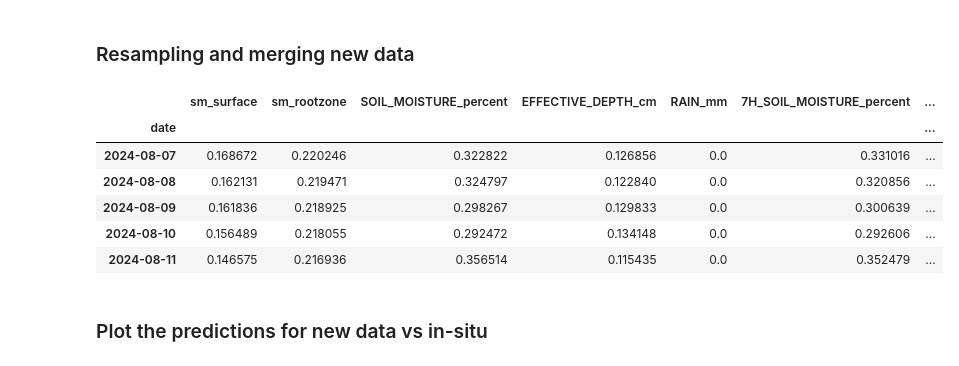
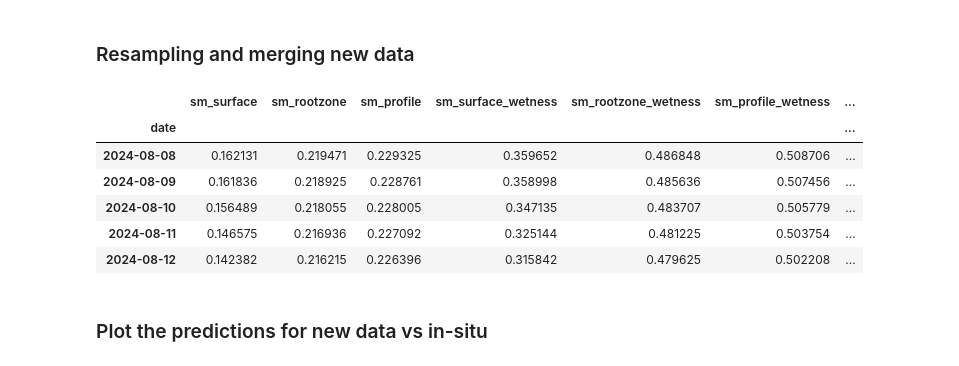
Before and after one commit to top-data/Soil_moisture, a Jupyter notebook: sm_cosmoz_inputs.ipynb, the cells around one changed output. Saved outputs shown, nothing was run; the diff lists cells and outputs as text; code cells hidden in the pictures.

```diff
--- a/sm_cosmoz_inputs.ipynb
+++ b/sm_cosmoz_inputs.ipynb
@@ -102,7 +104,8 @@ def download_smap_data(start_date, end_date, sat_product, bands, gps):
 
 # Parameters
 sat_product = 'NASA/SMAP/SPL4SMGP/007'
-bands = ['sm_surface', 'sm_rootzone']
+bands = ['sm_surface', 'sm_rootzone', 'sm_profile', 'sm_surface_wetness', 'sm_rootzone_wetness', 'sm_profile_wetness', 'surface_temp',
+         'soil_temp_layer1', 'soil_temp_layer2', 'soil_temp_layer3', 'soil_temp_layer4', 'soil_temp_layer5', 'soil_temp_layer6']
 gps = [147.533, -34.405] # station7 (site: Temora)
 start_date = datetime(2020, 8, 15)
 end_date = datetime(2024, 8, 15)
@@ -482,7 +619,10 @@ predictor.save(model_path)
 # %%
 # Parameters
 sat_product = 'NASA/SMAP/SPL4SMGP/007'
-bands = ['sm_surface', 'sm_rootzone']
+
+bands = ['sm_surface', 'sm_rootzone', 'sm_profile', 'sm_surface_wetness', 'sm_rootzone_wetness', 'sm_profile_wetness', 'surface_temp',
+         'soil_temp_layer1', 'soil_temp_layer2', 'soil_temp_layer3', 'soil_temp_layer4', 'soil_temp_layer5', 'soil_temp_layer6']
+
 gps = [146.299, -35.005] # station11 (site: Yanco)
 start_date = datetime(2023, 8, 15)
 end_date = datetime(2024, 8, 15)
@@ -499,8 +639,8 @@ while current_start < end_date:
     current_start = current_end
 
 # Combine all DataFrames into one
-smap_df = pd.concat(dfs)
+smap_df_new = pd.concat(dfs)
 
 # Process the combined DataFrame
-smap_df['date'] = pd.to_datetime(smap_df['date'])  # Convert 'date' to datetime
-smap_df.set_index('date', inplace=True)  # Set 'date' as index
+smap_df_new['date'] = pd.to_datetime(smap_df_new['date'])  # Convert 'date' to datetime
+smap_df_new.set_index('date', inplace=True)  # Set 'date' as index
@@ -508,18 +652,15 @@ smap_df.set_index('date', inplace=True)  # Set 'date' as index
 model_path = '/content/drive/MyDrive/SoilMoisture/soil_moisture_predictor'
 
 # Load the predictor instance
-loaded_predictor = SoilMoisturePredictor.load(model_path)
+model_transformer = SoilMoisturePredictor.load(model_path)
 
 # Resample smap_df to daily and average values
-smap_df_daily = smap_df.resample('D').mean()
+smap_df_daily_new = smap_df_new.resample('D').mean()
 
 
 # Prepare input for prediction
-X_fresh = smap_df_daily[['sm_surface', 'sm_rootzone']].values
+X_new = smap_df_daily_new[bands].values
 
 # Make predictions using the loaded predictor
-fresh_predictions = loaded_predictor.predict(X_fresh)
-
-# Print or use the predictions
-print(fresh_predictions[:5])
+transformer_predictions_new = model_transformer.predict(X_new)
 # %% [output]
@@ -553,24 +700,23 @@ memory usage: 411.5 KB
 # %% [markdown]
 ### Resampling and merging new data
 # %%
-# Resample smap_df to daily and average values
-smap_df_daily = smap_df.resample('D').mean()
 
 # Resample staion7_soilM to daily and average values
 staion11_soilM_daily = staion11_soilM.resample('D').mean()/100
 
 # Merge the two dataframes on 'date'
-merged_df = pd.merge(smap_df_daily, staion11_soilM_daily, on='date', how='inner')
+merged_df_new = pd.merge(smap_df_daily_new, staion11_soilM_daily, on='date', how='inner')
+
 
 # Display the merged dataframe
-merged_df.tail()
+merged_df_new.tail()
 # %% [output]
-|  | sm_surface | sm_rootzone | SOIL_MOISTURE_percent | EFFECTIVE_DEPTH_cm | RAIN_mm | 7H_SOIL_MOISTURE_percent | ... |
+|  | sm_surface | sm_rootzone | sm_profile | sm_surface_wetness | sm_rootzone_wetness | sm_profile_wetness | ... |
 | date |  |  |  |  |  |  | ... |
-| 2024-08-07 | 0.168672 | 0.220246 | 0.322822 | 0.126856 | 0.0 | 0.331016 | ... |
-| 2024-08-08 | 0.162131 | 0.219471 | 0.324797 | 0.122840 | 0.0 | 0.320856 | ... |
-| 2024-08-09 | 0.161836 | 0.218925 | 0.298267 | 0.129833 | 0.0 | 0.300639 | ... |
-| 2024-08-10 | 0.156489 | 0.218055 | 0.292472 | 0.134148 | 0.0 | 0.292606 | ... |
-| 2024-08-11 | 0.146575 | 0.216936 | 0.356514 | 0.115435 | 0.0 | 0.352479 | ... |
+| 2024-08-08 | 0.162131 | 0.219471 | 0.229325 | 0.359652 | 0.486848 | 0.508706 | ... |
+| 2024-08-09 | 0.161836 | 0.218925 | 0.228761 | 0.358998 | 0.485636 | 0.507456 | ... |
+| 2024-08-10 | 0.156489 | 0.218055 | 0.228005 | 0.347135 | 0.483707 | 0.505779 | ... |
+| 2024-08-11 | 0.146575 | 0.216936 | 0.227092 | 0.325144 | 0.481225 | 0.503754 | ... |
+| 2024-08-12 | 0.142382 | 0.216215 | 0.226396 | 0.315842 | 0.479625 | 0.502208 | ... |
 # %% [markdown]
 ### Plot the predictions for new data vs in-situ
```
Also changed, not shown: parts of 26 cells of this notebook.
